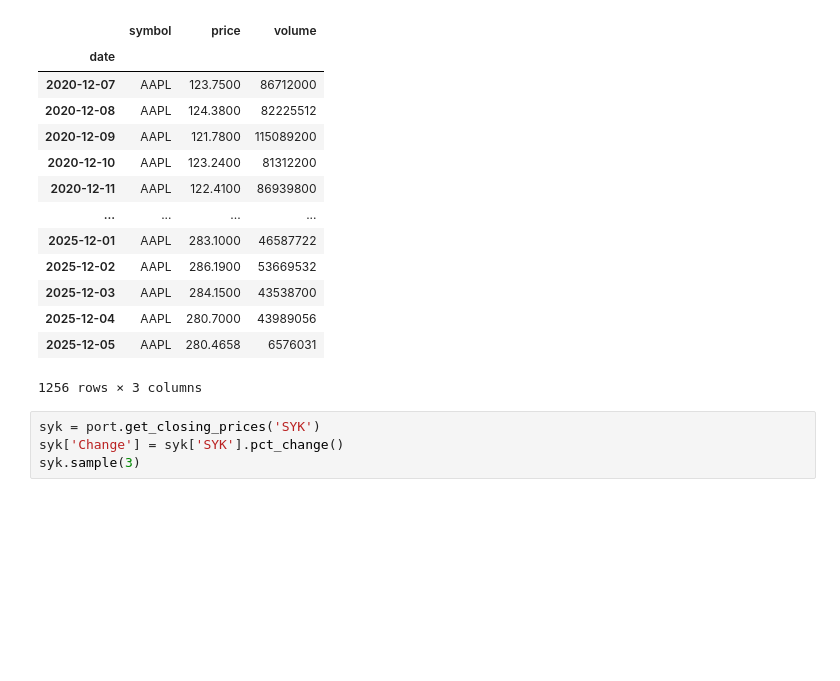
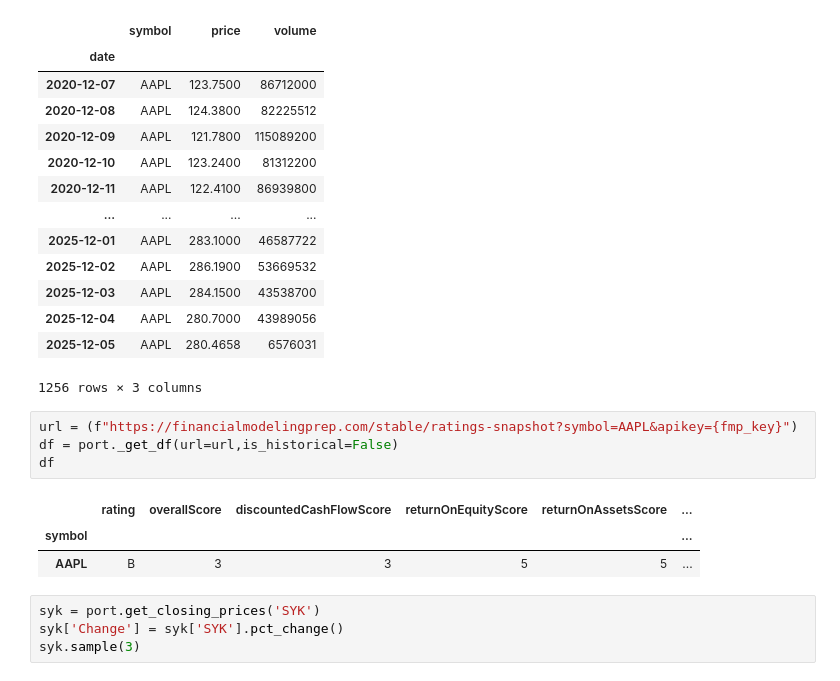
Before and after one commit to francisc112/APPLIED_FINANCE_ANALYTICS, a Jupyter notebook: ASSET_ALLOCATION/Goals_based.ipynb, the cells around one changed output. Cells and saved outputs as stored; diff of their text form; blank space fills up the shorter version.

```diff
--- a/ASSET_ALLOCATION/Goals_based.ipynb
+++ b/ASSET_ALLOCATION/Goals_based.ipynb
@@ -70,6 +70,14 @@ df
 | 2025-12-04 | AAPL | 280.7000 | 43989056 |
 | 2025-12-05 | AAPL | 280.4658 | 6576031 |
 1256 rows × 3 columns
+# %%
+url = (f"https://financialmodelingprep.com/stable/ratings-snapshot?symbol=AAPL&apikey={fmp_key}")
+df = port._get_df(url=url,is_historical=False)
+df
+# %% [output]
+|  | rating | overallScore | discountedCashFlowScore | returnOnEquityScore | returnOnAssetsScore | ... |
+| symbol |  |  |  |  |  | ... |
+| AAPL | B | 3 | 3 | 5 | 5 | ... |
 # %%
 syk = port.get_closing_prices('SYK')
 syk['Change'] = syk['SYK'].pct_change()
```
Also changed, not shown: parts of 5 cells of this notebook, 1 other file.
